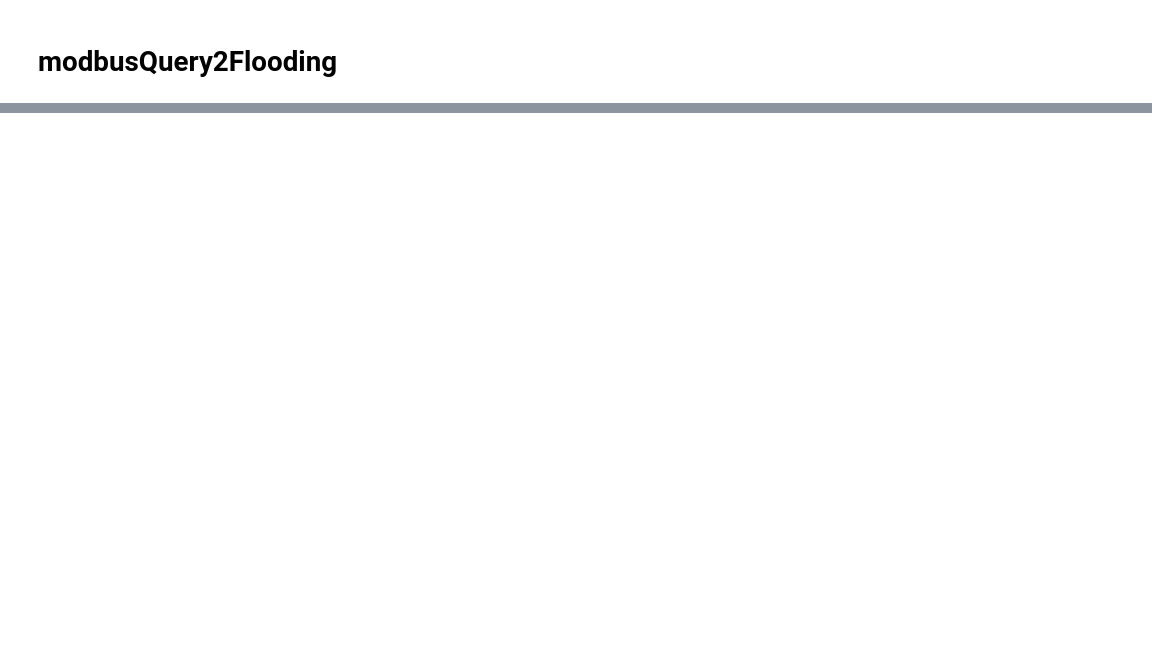
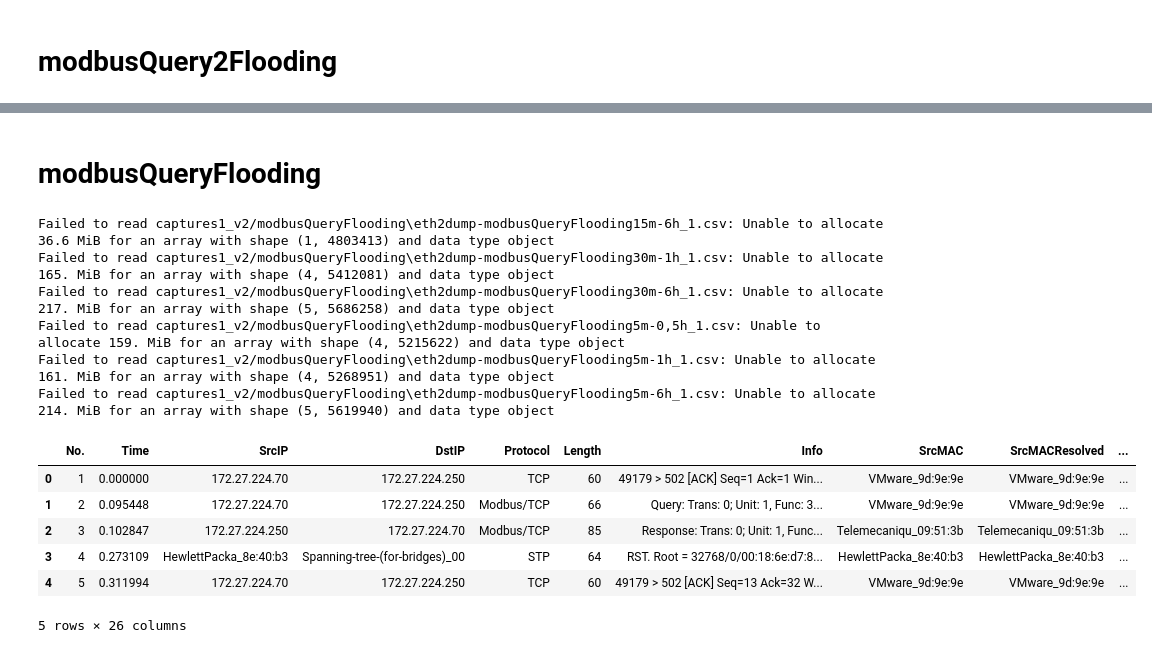
Before and after one commit to Amani-blip/Modbus-Protocol-Attacks, a Jupyter notebook: DimensionalModel.ipynb, the cells around one changed output, grey strips where cells are left out. Drawn from its saved outputs; the diff is of its cells as text; code cells hidden in the pictures; blank space fills up the shorter version.

```diff
--- a/DimensionalModel.ipynb
+++ b/DimensionalModel.ipynb
@@ -78,0 +96,31 @@ df_eth2dump_clean_6h_1.head()
+# %% [markdown]
+# modbusQueryFlooding
+# %%
+csv_files = glob.glob('captures1_v2/modbusQueryFlooding/*.csv')
+
+combined_df = pd.DataFrame()
+
+for csv_file in csv_files:
+    try:
+        df = pd.read_csv(csv_file, on_bad_lines='skip')
+        combined_df = pd.concat([combined_df, df])
+    except Exception as e:
+        print(f"Failed to read {csv_file}: {e}")
+
+combined_df['AttackName'] = 'modbusQueryFlooding'
+
+combined_df.head()
+# %% [output]
+Failed to read captures1_v2/modbusQueryFlooding\eth2dump-modbusQueryFlooding15m-6h_1.csv: Unable to allocate 36.6 MiB for an array with shape (1, 4803413) and data type object
+Failed to read captures1_v2/modbusQueryFlooding\eth2dump-modbusQueryFlooding30m-1h_1.csv: Unable to allocate 165. MiB for an array with shape (4, 5412081) and data type object
+Failed to read captures1_v2/modbusQueryFlooding\eth2dump-modbusQueryFlooding30m-6h_1.csv: Unable to allocate 217. MiB for an array with shape (5, 5686258) and data type object
+Failed to read captures1_v2/modbusQueryFlooding\eth2dump-modbusQueryFlooding5m-0,5h_1.csv: Unable to allocate 159. MiB for an array with shape (4, 5215622) and data type object
+Failed to read captures1_v2/modbusQueryFlooding\eth2dump-modbusQueryFlooding5m-1h_1.csv: Unable to allocate 161. MiB for an array with shape (4, 5268951) and data type object
+Failed to read captures1_v2/modbusQueryFlooding\eth2dump-modbusQueryFlooding5m-6h_1.csv: Unable to allocate 214. MiB for an array with shape (5, 5619940) and data type object
+|  | No. | Time | SrcIP | DstIP | Protocol | Length | Info | SrcMAC | SrcMACResolved | ... |
+| 0 | 1 | 0.000000 | 172.27.224.70 | 172.27.224.250 | TCP | 60 | 49179 > 502 [ACK] Seq=1 Ack=1 Win... | VMware_9d:9e:9e | VMware_9d:9e:9e | ... |
+| 1 | 2 | 0.095448 | 172.27.224.70 | 172.27.224.250 | Modbus/TCP | 66 | Query: Trans: 0; Unit: 1, Func: 3... | VMware_9d:9e:9e | VMware_9d:9e:9e | ... |
+| 2 | 3 | 0.102847 | 172.27.224.250 | 172.27.224.70 | Modbus/TCP | 85 | Response: Trans: 0; Unit: 1, Func... | Telemecaniqu_09:51:3b | Telemecaniqu_09:51:3b | ... |
+| 3 | 4 | 0.273109 | HewlettPacka_8e:40:b3 | Spanning-tree-(for-bridges)_00 | STP | 64 | RST. Root = 32768/0/00:18:6e:d7:8... | HewlettPacka_8e:40:b3 | HewlettPacka_8e:40:b3 | ... |
+| 4 | 5 | 0.311994 | 172.27.224.70 | 172.27.224.250 | TCP | 60 | 49179 > 502 [ACK] Seq=13 Ack=32 W... | VMware_9d:9e:9e | VMware_9d:9e:9e | ... |
+5 rows × 26 columns
```
Also changed, not shown: parts of 8 cells of this notebook.
